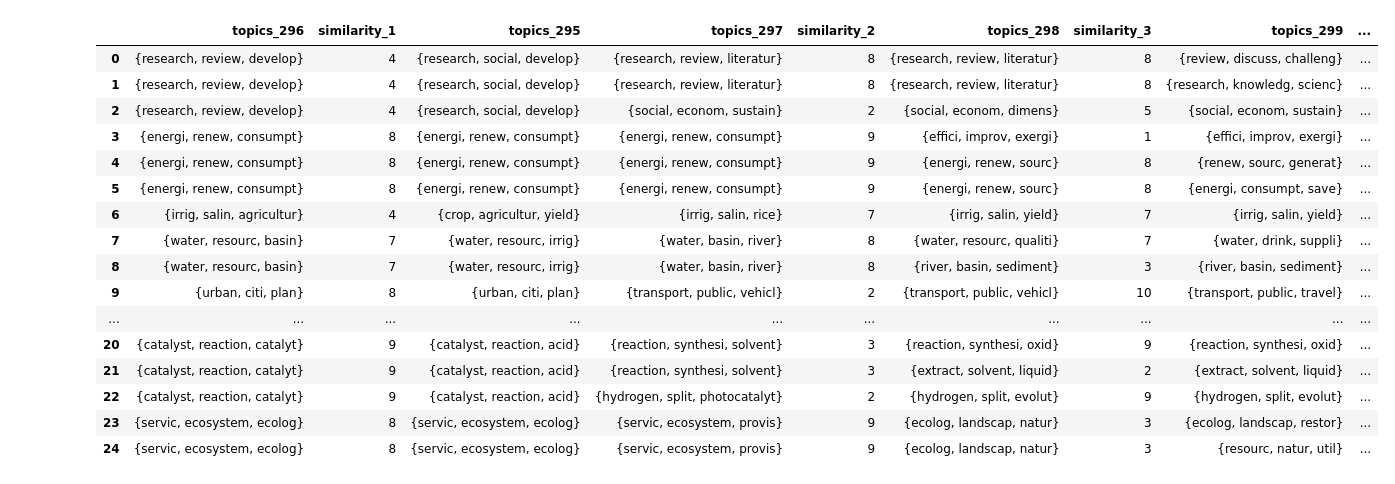
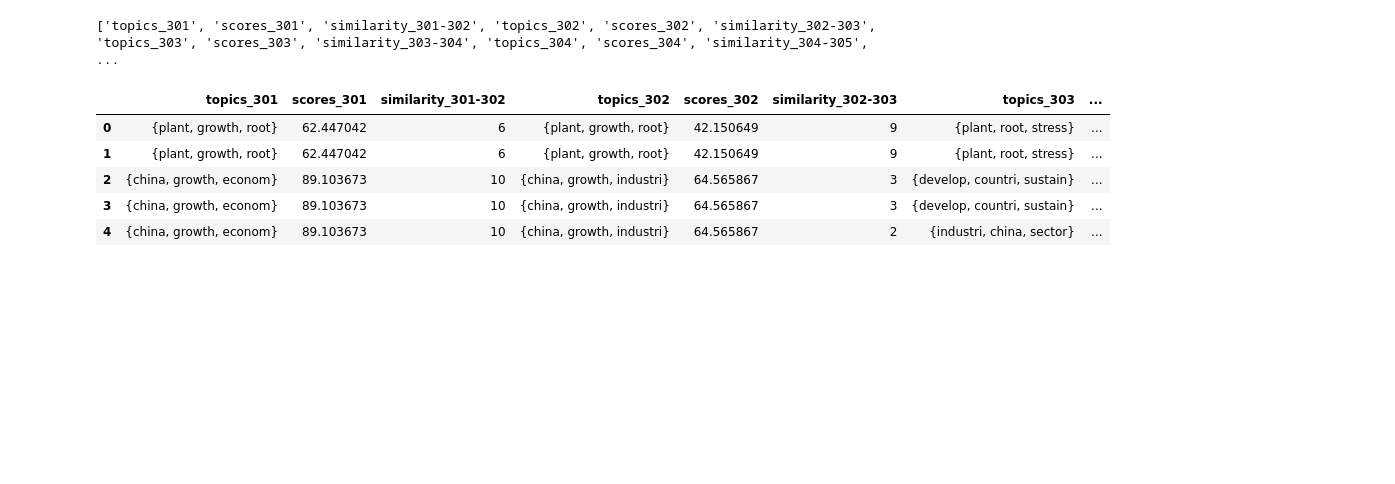
Before and after one commit to mcc-apsis/sustainability, a Jupyter notebook: code/result_interpretation/model comparison.ipynb, the cells around one changed output. Drawn from its saved outputs; the diff is of its cells as text; code cells hidden in the pictures; blank space fills up the shorter version.

Commit message:
new comparison, and topic sizes

```diff
--- a/code/result_interpretation/model comparison.ipynb
+++ b/code/result_interpretation/model comparison.ipynb
@@ -106,13 +106,14 @@ for i in range(1,len(runs)):
 
 writer.save()
 # %%
-runs = list(range(295,300))
+runs = list(range(301,307))
 
 #runs = [295,296,297]
 
 col1s = []
 col2s = []
 ss = []
+scols = []
 
 for i in range(1,len(runs)):
 
@@ -120,9 +121,9 @@ for i in range(1,len(runs)):
     topics2 = Topic.objects.filter(run_id=runs[i])
 
 
-    df = pd.DataFrame.from_dict(list(topics2.values('title')))
+    df = pd.DataFrame.from_dict(list(topics2.values('title','score')))
 
-    df2 = pd.DataFrame.from_dict([{'title': 'None'}])
+    df2 = pd.DataFrame.from_dict([{'title': 'None','score': 0}])
 
     df = df.append(df2)
 
@@ -130,61 +131,75 @@ for i in range(1,len(runs)):
 
     col1 = "topics_{}".format(runs[i-1])
 
+    scol = "scores_{}".format(runs[i])
+    bscol = "scores_{}".format(runs[i-1])
+
+    if i==1:
+        scols.append(bscol)
+
     col1s.append(col1)
+    scols.append(scol)
 
     col2 = "topics_{}".format(runs[i])
 
     col2s.append(col2)
 
-    s = "similarity_{}".format(i)
+    s = "similarity_{}-{}".format(runs[i-1],runs[i])
     ss.append(s)
 
-    df = df.rename(columns = {'title': col2})
+    df = df.rename(columns = {'title': col2, 'score': scol})
 
     df[s] = 0
     df[col1] = "None"
+    df[bscol] = 0
 
     for t in topics2:
         scores = [0]
         titles = [""]
+        tscores = [0]
         for ct in topics1:
             score = len(set(t.top_words).intersection(set(ct.top_words)))
             if score>0:
                 scores.append(score)
                 titles.append(ct.title)
+                tscores.append(ct.score)
 
 
         m = max(scores)
         df.loc[df[col2]==t.title, s] = m
         if m==0:
             df.loc[df[col2]==t.title, col1] = 'None'
         else:
             df.loc[df[col2]==t.title, col1] = titles[scores.index(max(scores))]
+            df.loc[df[col2]==t.title, bscol] = tscores[scores.index(max(scores))]
+
 
     if i==1:
         #df = pd.DataFrame.from_dict(list(topics2.values('title')))
         mdf = df
     else:
         mdf = mdf.merge(df,how="outer").fillna("")
 
 
+columns = []
+for i in range(len(col1s)):
+    columns.append(col1s[i])
+    columns.append(scols[i])
+    columns.append(ss[i])
+    if i == len(col1s)-1:
+        columns.append(col2s[i])
+        columns.append(scols[i+1])
 
-mdf.head(25)
+print(columns)
+
+mdf = mdf[columns]
+
+mdf.head()
 # %% [output]
+['topics_301', 'scores_301', 'similarity_301-302', 'topics_302', 'scores_302', 'similarity_302-303', 'topics_303', 'scores_303', 'similarity_303-304', 'topics_304', 'scores_304', 'similarity_304-305', ...
-|  | topics_296 | similarity_1 | topics_295 | topics_297 | similarity_2 | topics_298 | similarity_3 | topics_299 | ... |
-| 0 | {research, review, develop} | 4 | {research, social, develop} | {research, review, literatur} | 8 | {research, review, literatur} | 8 | {review, discuss, challeng} | ... |
-| 1 | {research, review, develop} | 4 | {research, social, develop} | {research, review, literatur} | 8 | {research, review, literatur} | 8 | {research, knowledg, scienc} | ... |
-| 2 | {research, review, develop} | 4 | {research, social, develop} | {social, econom, sustain} | 2 | {social, econom, dimens} | 5 | {social, econom, sustain} | ... |
-| 3 | {energi, renew, consumpt} | 8 | {energi, renew, consumpt} | {energi, renew, consumpt} | 9 | {effici, improv, exergi} | 1 | {effici, improv, exergi} | ... |
-| 4 | {energi, renew, consumpt} | 8 | {energi, renew, consumpt} | {energi, renew, consumpt} | 9 | {energi, renew, sourc} | 8 | {renew, sourc, generat} | ... |
-| 5 | {energi, renew, consumpt} | 8 | {energi, renew, consumpt} | {energi, renew, consumpt} | 9 | {energi, renew, sourc} | 8 | {energi, consumpt, save} | ... |
-| 6 | {irrig, salin, agricultur} | 4 | {crop, agricultur, yield} | {irrig, salin, rice} | 7 | {irrig, salin, yield} | 7 | {irrig, salin, yield} | ... |
-| 7 | {water, resourc, basin} | 7 | {water, resourc, irrig} | {water, basin, river} | 8 | {water, resourc, qualiti} | 7 | {water, drink, suppli} | ... |
-| 8 | {water, resourc, basin} | 7 | {water, resourc, irrig} | {water, basin, river} | 8 | {river, basin, sediment} | 3 | {river, basin, sediment} | ... |
-| 9 | {urban, citi, plan} | 8 | {urban, citi, plan} | {transport, public, vehicl} | 2 | {transport, public, vehicl} | 10 | {transport, public, travel} | ... |
-| ... | ... | ... | ... | ... | ... | ... | ... | ... | ... |
-| 20 | {catalyst, reaction, catalyt} | 9 | {catalyst, reaction, acid} | {reaction, synthesi, solvent} | 3 | {reaction, synthesi, oxid} | 9 | {reaction, synthesi, oxid} | ... |
-| 21 | {catalyst, reaction, catalyt} | 9 | {catalyst, reaction, acid} | {reaction, synthesi, solvent} | 3 | {extract, solvent, liquid} | 2 | {extract, solvent, liquid} | ... |
-| 22 | {catalyst, reaction, catalyt} | 9 | {catalyst, reaction, acid} | {hydrogen, split, photocatalyt} | 2 | {hydrogen, split, evolut} | 9 | {hydrogen, split, evolut} | ... |
-| 23 | {servic, ecosystem, ecolog} | 8 | {servic, ecosystem, ecolog} | {servic, ecosystem, provis} | 9 | {ecolog, landscap, natur} | 3 | {ecolog, landscap, restor} | ... |
-| 24 | {servic, ecosystem, ecolog} | 8 | {servic, ecosystem, ecolog} | {servic, ecosystem, provis} | 9 | {ecolog, landscap, natur} | 3 | {resourc, natur, util} | ... |
+|  | topics_301 | scores_301 | similarity_301-302 | topics_302 | scores_302 | similarity_302-303 | topics_303 | ... |
+| 0 | {plant, growth, root} | 62.447042 | 6 | {plant, growth, root} | 42.150649 | 9 | {plant, root, stress} | ... |
+| 1 | {plant, growth, root} | 62.447042 | 6 | {plant, growth, root} | 42.150649 | 9 | {plant, root, stress} | ... |
+| 2 | {china, growth, econom} | 89.103673 | 10 | {china, growth, industri} | 64.565867 | 3 | {develop, countri, sustain} | ... |
+| 3 | {china, growth, econom} | 89.103673 | 10 | {china, growth, industri} | 64.565867 | 3 | {develop, countri, sustain} | ... |
+| 4 | {china, growth, econom} | 89.103673 | 10 | {china, growth, industri} | 64.565867 | 2 | {industri, china, sector} | ... |
```
Also changed, not shown: parts of 3 cells of this notebook, 3 other files.
